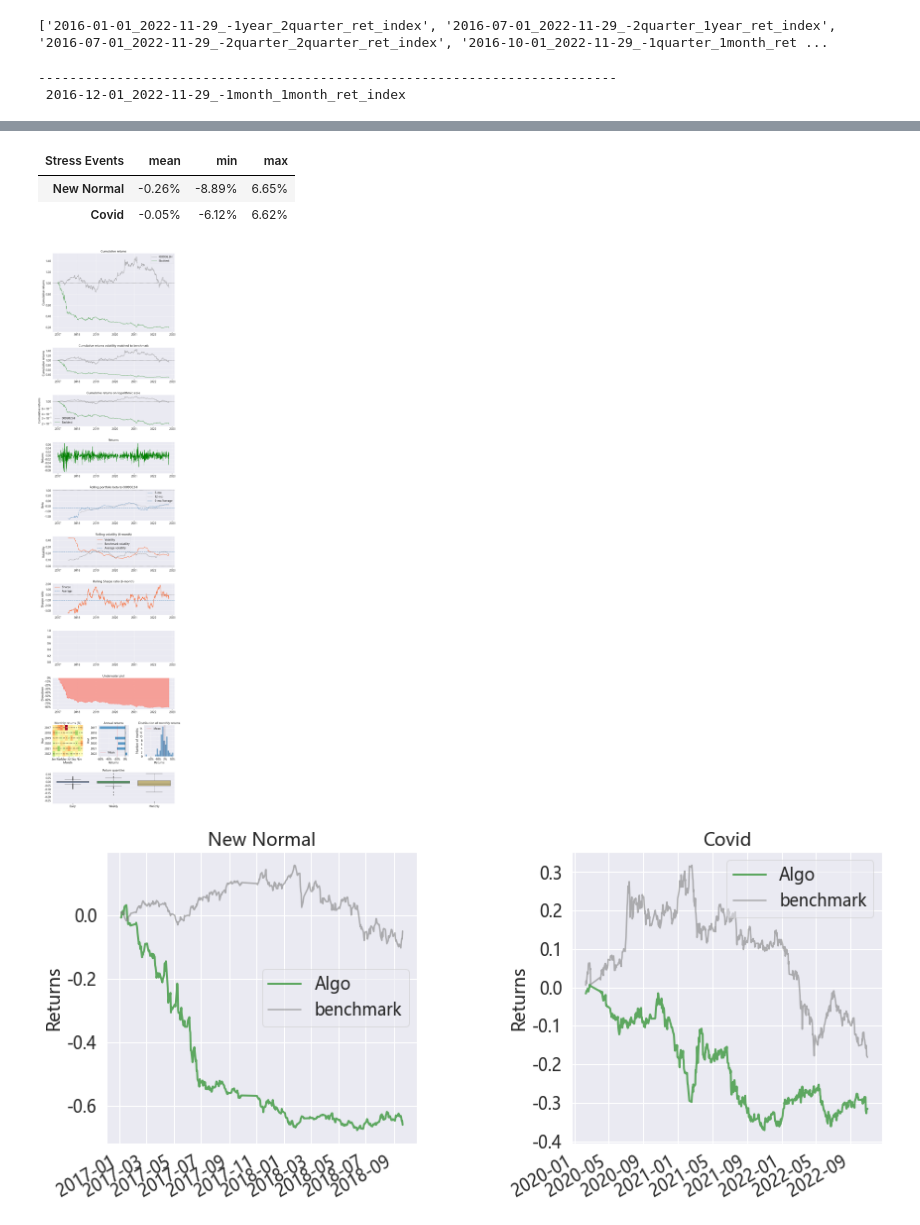
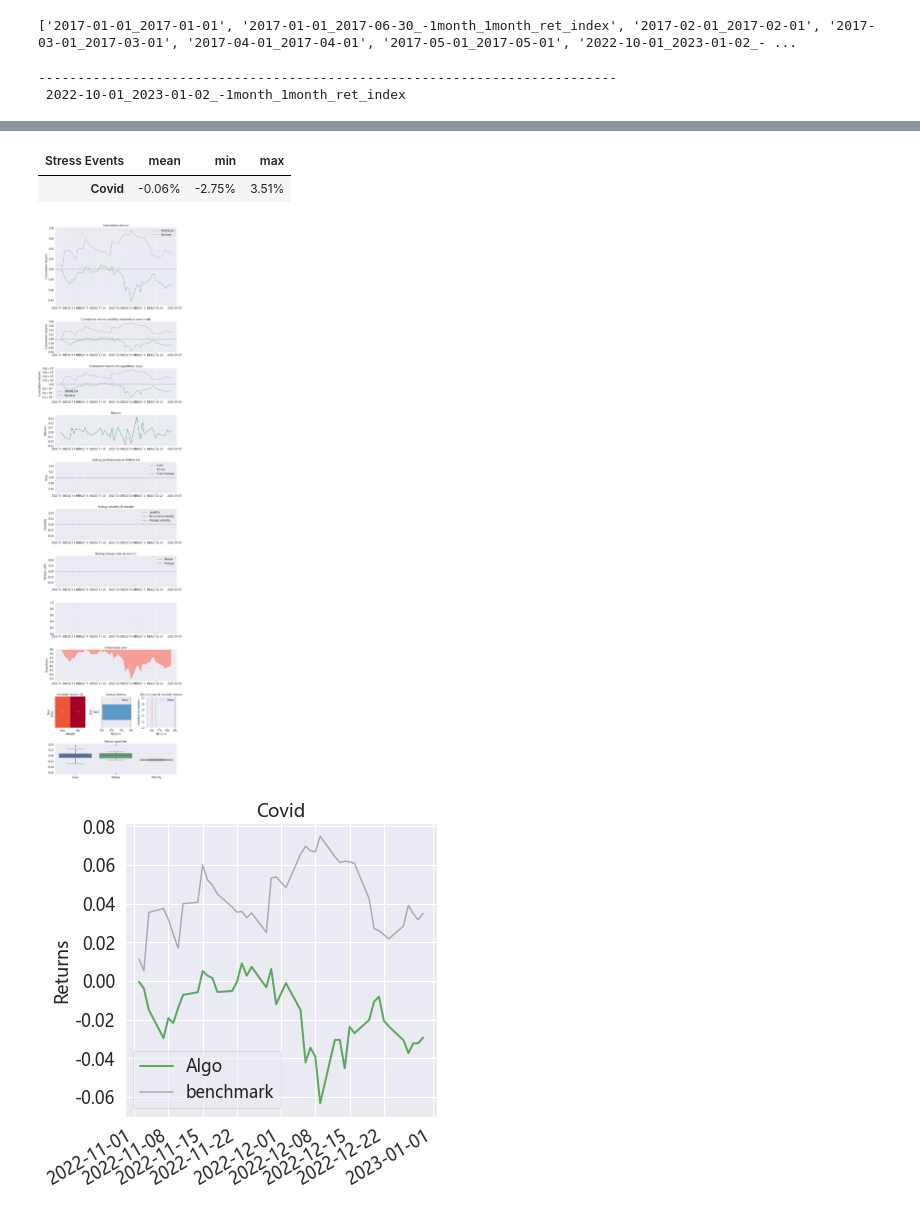
Before and after one commit to lucysusan/pt_2302, a Jupyter notebook: output_evaluate/evaluate_m1_m1.ipynb, the cells around one changed output, grey strips where cells are left out. Drawn from its saved outputs; the diff is of its cells as text; code cells hidden in the pictures.

```diff
--- a/output_evaluate/evaluate_m1_m1.ipynb
+++ b/output_evaluate/evaluate_m1_m1.ipynb
@@ -10,14 +10,14 @@ plt.rcParams['axes.unicode_minus'] = False
 plt.rcParams['font.sans-serif'] = ['Microsoft YaHei']
 
 index_sid = '000906.SH'
-data_folder = '../OUT_DATA/'
+data_folder = '../output/0301/-1month_1month/'
 file_list = os.listdir(data_folder)
 
 print(file_pkl := [f for f in file_list if not f.endswith('.csv')])
 # %% [output]
-['2016-01-01_2022-11-29_-1year_2quarter_ret_index', '2016-07-01_2022-11-29_-2quarter_1year_ret_index', '2016-07-01_2022-11-29_-2quarter_2quarter_ret_index', '2016-10-01_2022-11-29_-1quarter_1month_ret ...
+['2017-01-01_2017-01-01', '2017-01-01_2017-06-30_-1month_1month_ret_index', '2017-02-01_2017-02-01', '2017-03-01_2017-03-01', '2017-04-01_2017-04-01', '2017-05-01_2017-05-01', '2022-10-01_2023-01-02_- ...
 # %%
-file = '2016-12-01_2022-11-29_-1month_1month_ret_index'
+file = '2022-10-01_2023-01-02_-1month_1month_ret_index'
 
 print('\n\n--------------------------------------------------------------------------\n',file)
 data = pd.read_pickle(data_folder + file)
@@ -27,4 +27,4 @@ plt.show()
 pf.create_full_tear_sheet(data['ret'], benchmark_rets=data[index_sid])
 # %% [output]
 --------------------------------------------------------------------------
- 2016-12-01_2022-11-29_-1month_1month_ret_index
+ 2022-10-01_2023-01-02_-1month_1month_ret_index
@@ -51,5 +51,4 @@ pf.create_full_tear_sheet(data['ret'], benchmark_rets=data[index_sid])
 | Stress Events | mean | min | max |
-| New Normal | -0.26% | -8.89% | 6.65% |
-| Covid | -0.05% | -6.12% | 6.62% |
+| Covid | -0.06% | -2.75% | 3.51% |
-[figure, old version]
+[figure, new version]
-[figure, old version]
+[figure, new version]
```
Also changed, not shown: parts of 1 cell of this notebook, 8 other files.
